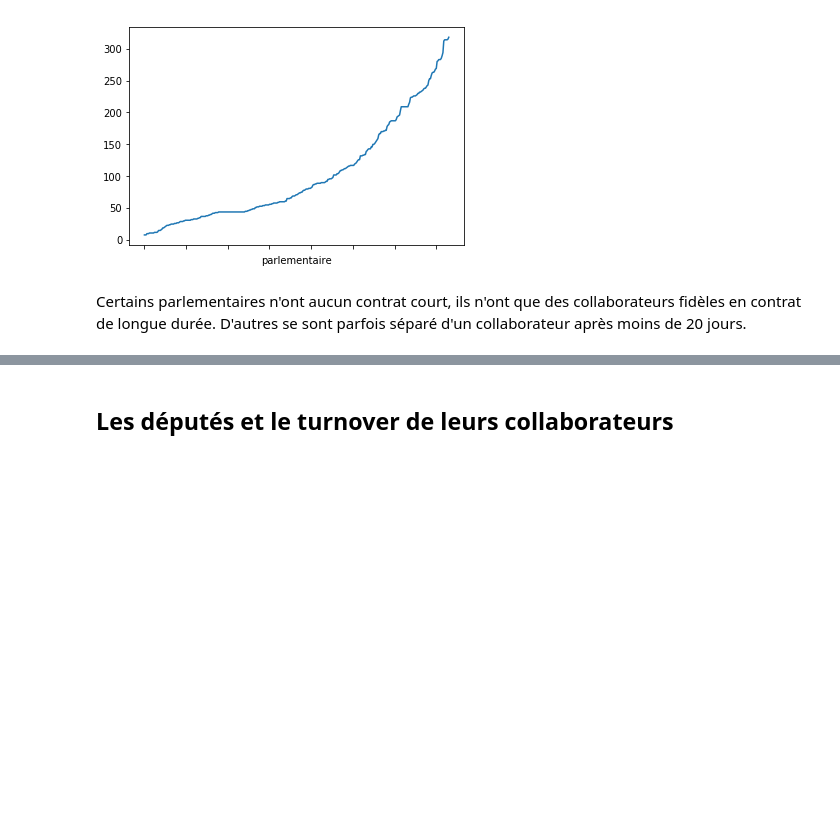
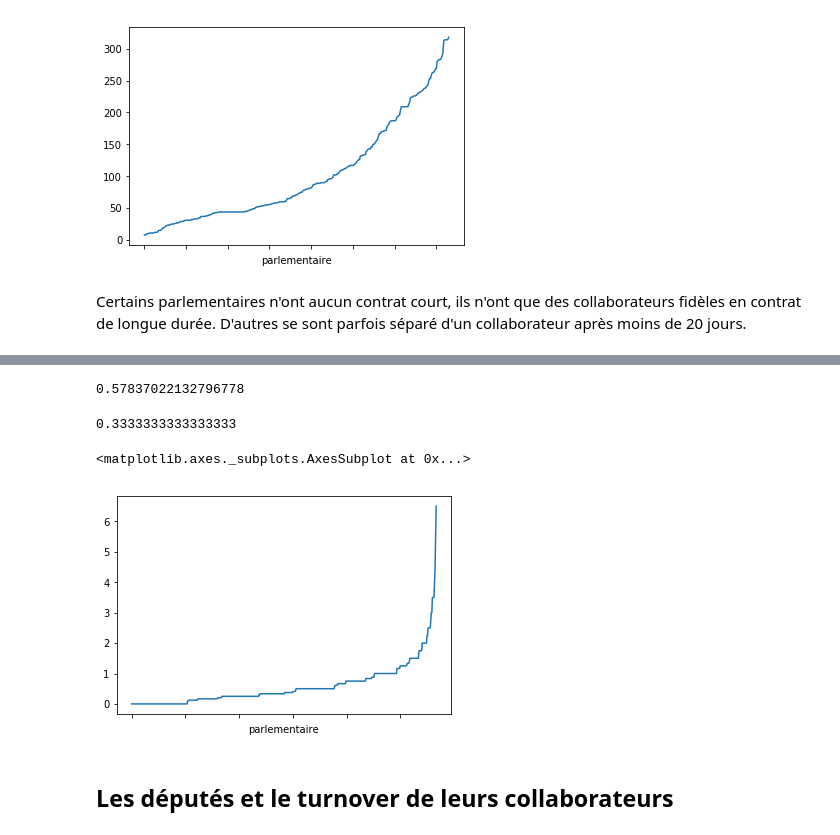
Before and after one commit to regardscitoyens/Collaborateurs-Parlement, a Jupyter notebook: exploitations/turnover.ipynb, the cells around one changed output, grey strips where cells are left out. Saved outputs shown, nothing was run; the diff lists cells and outputs as text; code cells hidden in the pictures; blank space fills up the shorter version.

Commit message:
Ajout rotation de l'emploi au niveau global et la moyenne pour les députés

```diff
--- a/exploitations/turnover.ipynb
+++ b/exploitations/turnover.ipynb
@@ -129,3 +155,17 @@ Certains parlementaires n'ont aucun contrat court, ils n'ont que des collaborate
+# %%
+duree_collaborateurs[duree_collaborateurs["emploi_rotation"] < 100]["emploi_rotation"].mean()
+# %% [output]
+0.57837022132796778
+# %%
+duree_collaborateurs[duree_collaborateurs["emploi_rotation"] < 100]["emploi_rotation"].median()
+# %% [output]
+0.3333333333333333
+# %%
+duree_collaborateurs.sort_values("emploi_rotation").set_index("parlementaire")["emploi_rotation"].plot()
+#duree_collaborateurs["emploi_rotation"].plot()
+# %% [output]
+<matplotlib.axes._subplots.AxesSubplot at 0x...>
+[figure, added]
 # %% [markdown]
 ## Les députés et le turnover de leurs collaborateurs
 # %% [markdown]
```
Also changed, not shown: parts of 7 cells of this notebook.
